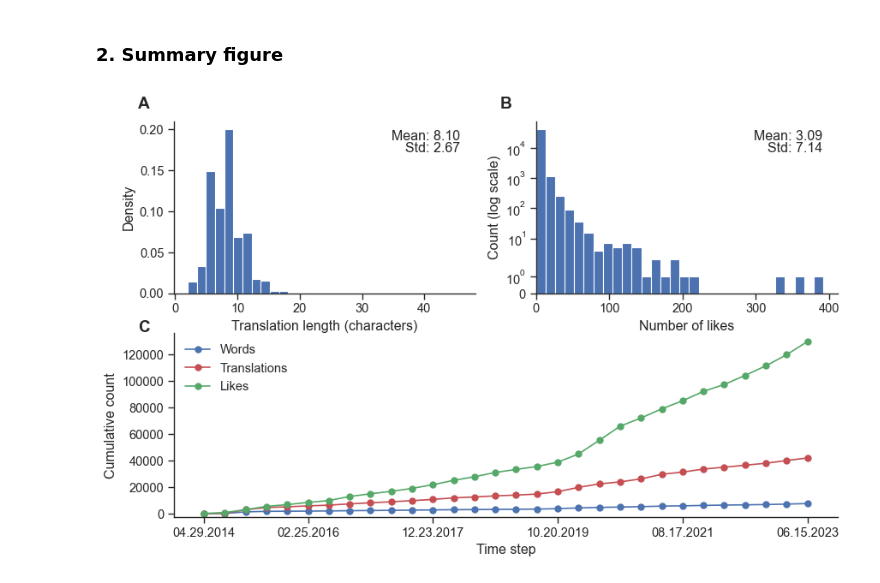
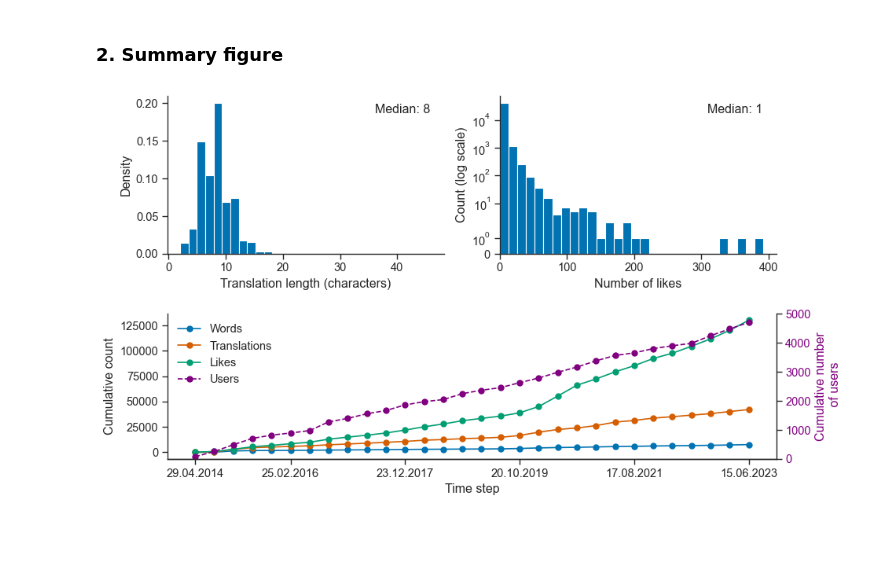
Before and after one commit to alexeykosh/2023-slovotvir-reuse-analysis, a Jupyter notebook: notebooks/1. Data.ipynb, the cells around one changed output. Cells and saved outputs as stored; diff of their text form; code cells hidden in the pictures; blank space fills up the shorter version.

Commit message:
new figure 1

```diff
--- a/notebooks/1. Data.ipynb
+++ b/notebooks/1. Data.ipynb
@@ -13,8 +13,9 @@ from src.helpers import (letter_subplots)
 sns.set(context='paper',
         style='ticks',
         font_scale=1.2,
-        rc={'axes.spines.right': False,
-            'axes.spines.top': False,})
+        palette='colorblind',
+        # font='serif',
+        )
 # %% [markdown]
 ### 1. Data Preprocessing
 # %%
@@ -80,6 +81,12 @@ votes['bin'] = pd.cut(votes['created_at'], bins=pd.date_range(start=df['translat
                                                               end=df['translation_created_at'].max(),
                                                               periods=epochs+1), labels=range(epochs))
 votes = votes[~votes['bin'].isna()]
+# %%
+# count cumulative number of users per bin and store in a list
+cumulative_users = []
+
+for i in range(epochs):
+    cumulative_users.append(votes[votes['bin'] <= i]['user_id'].nunique())
 # %%
 # votes should have the same translations as df
 votes = votes[votes['translation_id'].isin(df['translation_id'])]
@@ -198,74 +205,72 @@ votes_count = np.array([sum(v) for v in votes_.values()])
 # %% [markdown]
 ### 2. Summary figure
 # %%
-# Create a figure with a 2x2 grid where the bottom subplot spans both columns
+# Create figure and subplots
 fig, axs = plt.subplots(2, 2, figsize=(10, 6), gridspec_kw={'height_ratios': [1, 1], 'width_ratios': [1, 1], 'hspace': 0.3})
 
-# apply tuft style for all subplots
-
-# for ax in axs.flatten():
-#     tufte_style(ax)
-
-letter_subplots(yoffset=1.1, letters=['A', 'B', 'C'])
-
-# First subplot: Histogram with mean and median
+# First subplot: Histogram of translation lengths
 axs[0, 0].hist(translation_len, bins=30, density=True)
-axs[0, 0].text(0.95, 0.95, f'Mean: {np.mean(translation_len):.2f}',
-               horizontalalignment='right', verticalalignment='top', transform=axs[0, 0].transAxes)
-axs[0, 0].text(0.95, 0.88, f'Std: {np.std(translation_len):.2f}',
+axs[0, 0].text(0.95, 0.95, f'Median: {np.median(translation_len):.0f}',
                horizontalalignment='right', verticalalignment='top', transform=axs[0, 0].transAxes)
 axs[0, 0].set_xlabel('Translation length (characters)')
 axs[0, 0].set_ylabel('Density')
 sns.despine(ax=axs[0, 0])
 
-# Second subplot: Histogram with log-scale y-axis
+# Second subplot: Histogram of likes with log-scale y-axis
 axs[0, 1].hist(true_likes, bins=30)
 axs[0, 1].set_yscale('symlog', base=10)
-# add mean and median to the plot
-axs[0, 1].text(0.95, 0.95, f'Mean: {np.mean(true_likes):.2f}',
+axs[0, 1].text(0.95, 0.95, f'Median: {np.median(true_likes):.0f}',
                horizontalalignment='right', verticalalignment='top', transform=axs[0, 1].transAxes)
-axs[0, 1].text(0.95, 0.88, f'Std: {np.std(true_likes):.2f}',
-                horizontalalignment='right', verticalalignment='top', transform=axs[0, 1].transAxes)
 sns.despine(ax=axs[0, 1])
 axs[0, 1].set_xlabel('Number of likes')
 axs[0, 1].set_ylabel('Count (log scale)')
-# set xlim to 0
 axs[0, 1].set_xlim(0, None)
 
-# remove ticks and axes from the bottom plots
+# Remove bottom left and right subplots
 axs[1, 0].axis('off')
 axs[1, 1].axis('off')
-# reduce the gap between the top and bottom plots
-plt.subplots_adjust(hspace=0.15)
 
-# Third subplot: Cumulative number of words, translations, and votes spanning the bottom row
+# Reduce space between top and bottom plots
+plt.subplots_adjust(hspace=0.5)
+
+# Third subplot: Cumulative plots spanning the bottom row
 ax_bottom = fig.add_subplot(212)  # Use the entire bottom row
 
-# tufte_style(ax_bottom)
+# Plot cumulative counts
+ax_bottom.plot(df_unique['bin'], df_unique['n_words'].cumsum(), label='Words', marker='o', markersize=5, color='b', alpha=1)
+ax_bottom.plot(df_unique['bin'], df_unique['n_translations'].cumsum(), label='Translations', marker='o', markersize=5, color='r', alpha=1)
+ax_bottom.plot(df_unique['bin'], votes_count.cumsum(), label='Likes', marker='o', markersize=5, color='g', alpha=1)
 
-ax_bottom.plot(df_unique['bin'], df_unique['n_words'].cumsum(),
-               label='Words', marker='o', markersize=5, color='b', alpha=1)
-ax_bottom.plot(df_unique['bin'], df_unique['n_translations'].cumsum(),
-               label='Translations', marker='o', markersize=5, color='r', alpha=1)
-ax_bottom.plot(df_unique['bin'], votes_count.cumsum(),
-               label='Likes',  marker='o', markersize=5, color='g', alpha=1)
-ax_bottom.legend(frameon=False)
+# Secondary y-axis for cumulative users
+ax_users = ax_bottom.twinx()
+ax_users.plot(range(epochs), cumulative_users, marker='o', markersize=5, color='purple', alpha=1, linestyle='dashed', label='Users')
+
+# Labels and Ticks
 ax_bottom.set_xlabel('Time step')
 ax_bottom.set_ylabel('Cumulative count')
-# ax_bottom.set_xticks(range(0, 30, 4))
-# ticks from 0 to 29 so that 29 is included
+ax_users.set_ylabel('Cumulative number\n of users', color='purple')
+# limit right y axis to 5000
+ax_users.set_ylim(0, 5000)
+ax_users.tick_params(axis='y', labelcolor='purple')
+
+# Adjust x-ticks and labels
 ax_bottom.set_xticks(sorted([0] + list(range(29, 0, -6))))
-# Generate formatted labels for each tick, based on the translation_created_at range
 labels = pd.date_range(start=df['translation_created_at'].min(),
                        end=df['translation_created_at'].max(),
-                       periods=len(ax_bottom.get_xticks())).strftime('%m.%d.%Y')
+                       periods=len(ax_bottom.get_xticks())).strftime('%d.%m.%Y')
 ax_bottom.set_xticklabels(labels, rotation=0, ha='center')
-# set ylim to 0
-ax_bottom.set_ylim(-2500, None)
+
+# Handle legends from both axes
+lines_bottom, labels_bottom = ax_bottom.get_legend_handles_labels()
+lines_users, labels_users = ax_users.get_legend_handles_labels()
+ax_bottom.legend(lines_bottom + lines_users, labels_bottom + labels_users, frameon=False, loc='upper left')
+
+sns.despine(ax=ax_bottom, right=False)  # Keep right spine for secondary axis
+sns.despine(ax=ax_users, left=True)
 
 # Adjust layout to make space for the bottom plot
 # plt.tight_layout()
 plt.savefig('../figures/Figure_1.pdf', bbox_inches='tight', pad_inches=0)
 plt.show()
 # %% [output]
-[figure, old version]
+[figure, new version]
```
